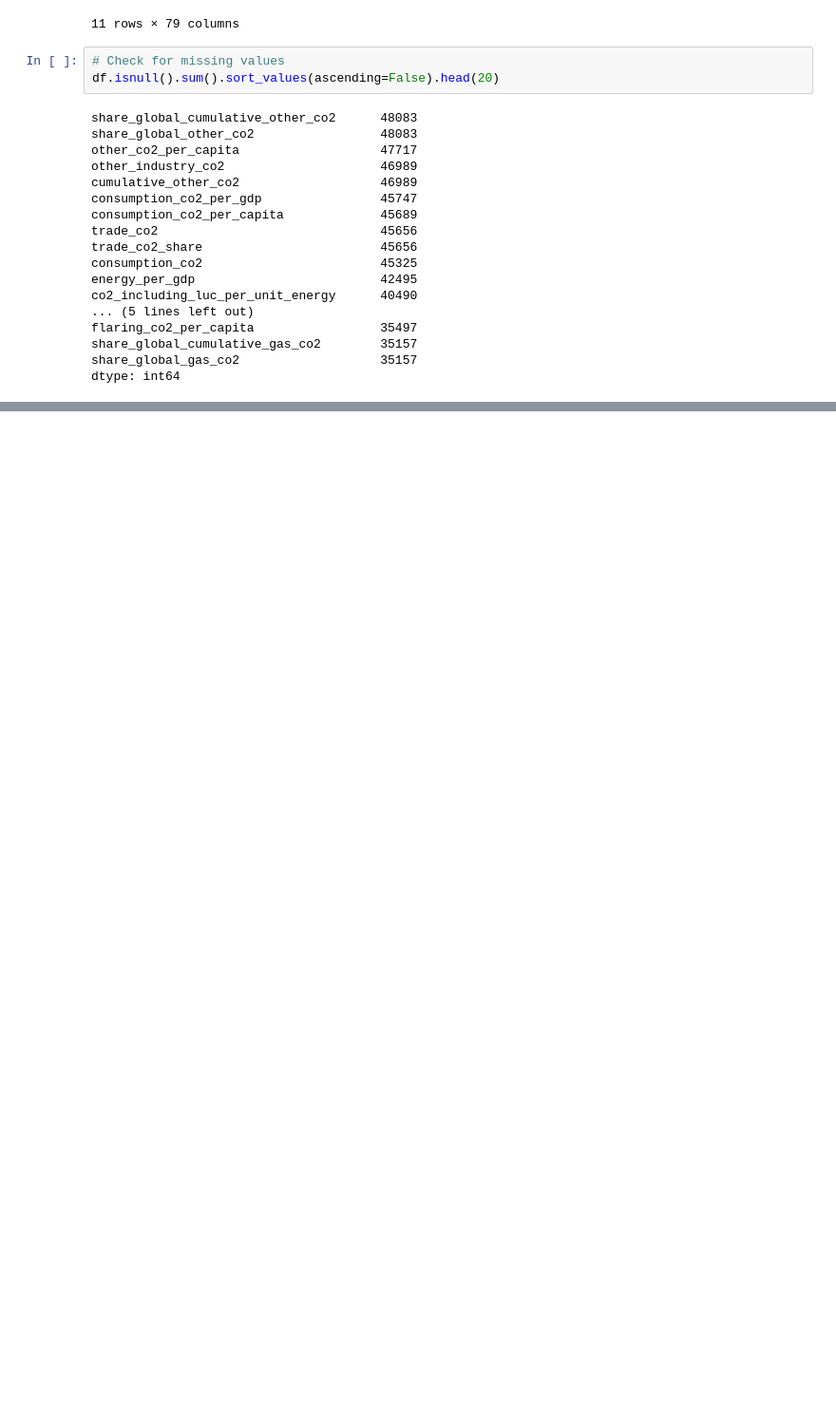
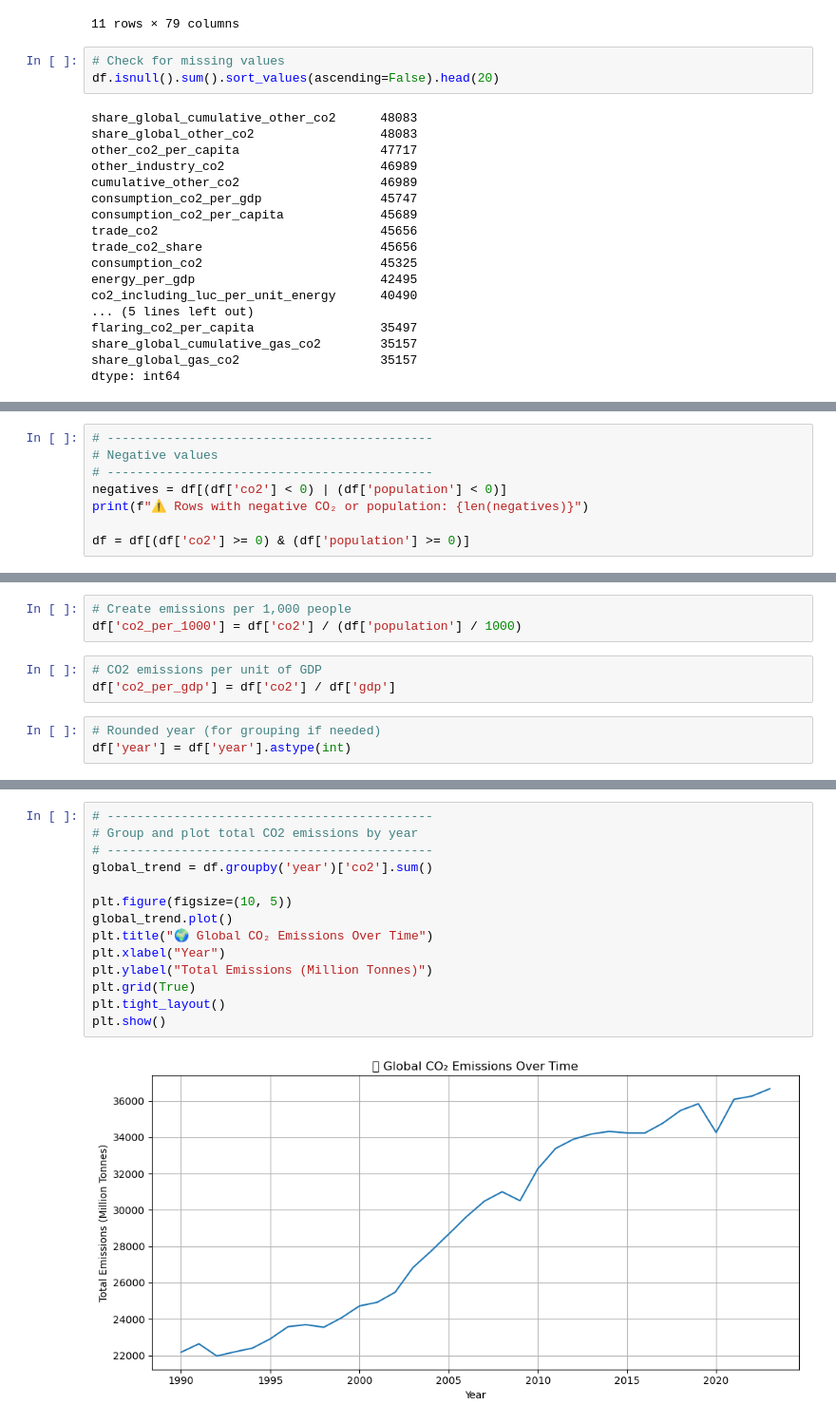
Before and after one commit to BorislavNedev/data-analysis-and-dashboard-with-python, a Jupyter notebook: notebooks/eda.ipynb, the cells around one changed output, grey strips where cells are left out. Shown at 95% size. Saved outputs shown, nothing was run; the diff lists cells and outputs as text; blank space fills up the shorter version.

```diff
--- a/notebooks/eda.ipynb
+++ b/notebooks/eda.ipynb
@@ -109,0 +158,8 @@ dtype: int64
+# %%
+# --------------------------------------------
+# Negative values
+# --------------------------------------------
+negatives = df[(df['co2'] < 0) | (df['population'] < 0)]
+print(f"⚠️ Rows with negative CO₂ or population: {len(negatives)}")
+
+df = df[(df['co2'] >= 0) & (df['population'] >= 0)]
@@ -109,0 +168,9 @@ dtype: int64
+# %%
+# Create emissions per 1,000 people
+df['co2_per_1000'] = df['co2'] / (df['population'] / 1000)
+# %%
+# CO2 emissions per unit of GDP
+df['co2_per_gdp'] = df['co2'] / df['gdp']
+# %%
+# Rounded year (for grouping if needed)
+df['year'] = df['year'].astype(int)
@@ -109,0 +234,16 @@ dtype: int64
+# %%
+# --------------------------------------------
+# Group and plot total CO2 emissions by year
+# --------------------------------------------
+global_trend = df.groupby('year')['co2'].sum()
+
+plt.figure(figsize=(10, 5))
+global_trend.plot()
+plt.title("🌍 Global CO₂ Emissions Over Time")
+plt.xlabel("Year")
+plt.ylabel("Total Emissions (Million Tonnes)")
+plt.grid(True)
+plt.tight_layout()
+plt.show()
+# %% [output]
+[figure, added]
```
Also changed, not shown: parts of 16 cells of this notebook.
